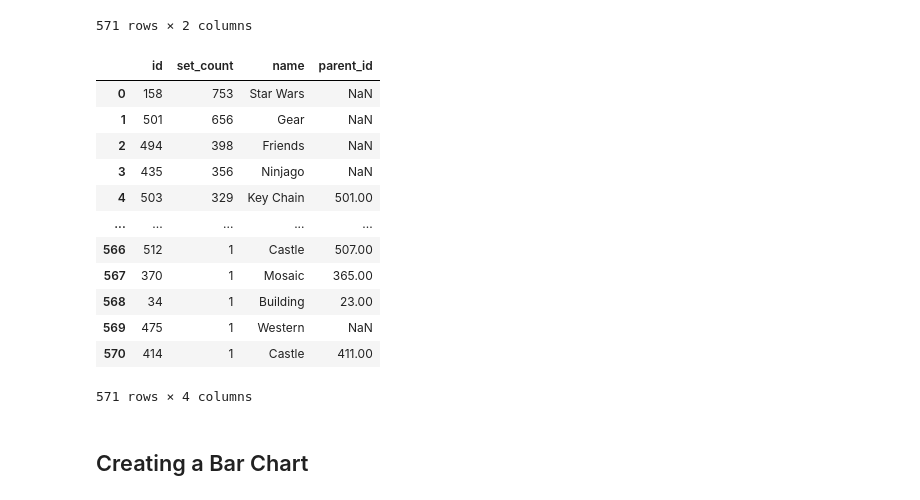
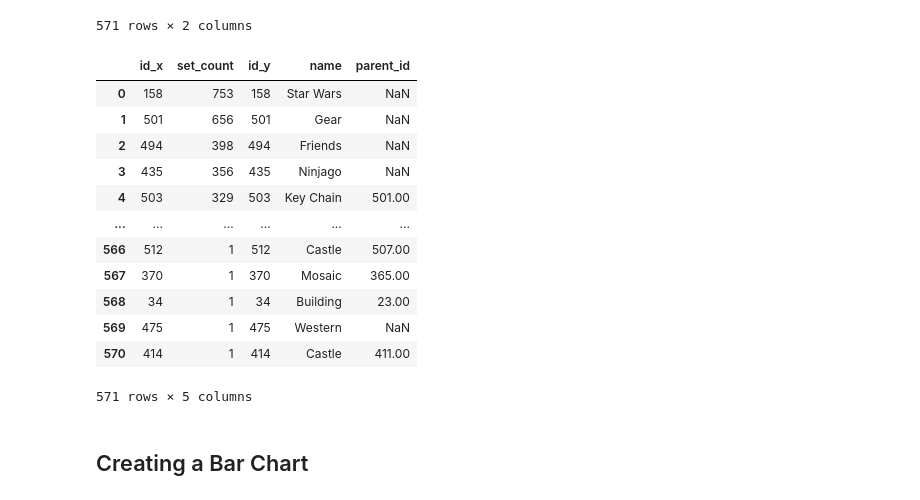
Before and after one commit to erfaw/elasti_py, a Jupyter notebook: Day074-erf/LEGO Notebook and Data (start)/Lego_Analysis_for_Course_(start).ipynb, the cells around one changed output. Saved outputs shown, nothing was run; the diff lists cells and outputs as text; code cells hidden in the pictures.

Commit message:
refactor: split using  in 'pd.merge()'
1. remove on itself,
2. use 'left_on' and 'right_on' instead,
3. fill them with 'foreig key' and 'primary key'

```diff
--- a/Day074-erf/LEGO Notebook and Data (start)/Lego_Analysis_for_Course_(start).ipynb
+++ b/Day074-erf/LEGO Notebook and Data (start)/Lego_Analysis_for_Course_(start).ipynb
@@ -406,24 +406,25 @@ set_theme_count
 # %%
 merged_df = pd.merge(
     left= set_theme_count,
     right= themes_df,
-    on= 'id'
+    left_on= 'theme_id',
+    right_on= 'id',
 )
 merged_df.sort_values('set_count', ascending=False)
 # %% [output]
-|  | id | set_count | name | parent_id |
-| 0 | 158 | 753 | Star Wars | NaN |
-| 1 | 501 | 656 | Gear | NaN |
-| 2 | 494 | 398 | Friends | NaN |
-| 3 | 435 | 356 | Ninjago | NaN |
-| 4 | 503 | 329 | Key Chain | 501.00 |
-| ... | ... | ... | ... | ... |
-| 566 | 512 | 1 | Castle | 507.00 |
-| 567 | 370 | 1 | Mosaic | 365.00 |
-| 568 | 34 | 1 | Building | 23.00 |
-| 569 | 475 | 1 | Western | NaN |
-| 570 | 414 | 1 | Castle | 411.00 |
+|  | id_x | set_count | id_y | name | parent_id |
+| 0 | 158 | 753 | 158 | Star Wars | NaN |
+| 1 | 501 | 656 | 501 | Gear | NaN |
+| 2 | 494 | 398 | 494 | Friends | NaN |
+| 3 | 435 | 356 | 435 | Ninjago | NaN |
+| 4 | 503 | 329 | 503 | Key Chain | 501.00 |
+| ... | ... | ... | ... | ... | ... |
+| 566 | 512 | 1 | 512 | Castle | 507.00 |
+| 567 | 370 | 1 | 370 | Mosaic | 365.00 |
+| 568 | 34 | 1 | 34 | Building | 23.00 |
+| 569 | 475 | 1 | 475 | Western | NaN |
+| 570 | 414 | 1 | 414 | Castle | 411.00 |
-571 rows × 4 columns
+571 rows × 5 columns
 # %% [markdown]
 ## Creating a Bar Chart
 # %%
```
